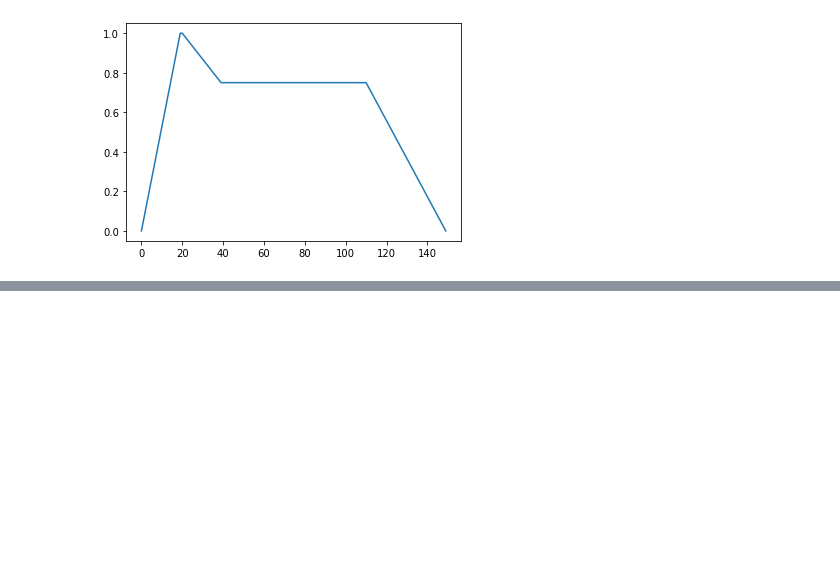
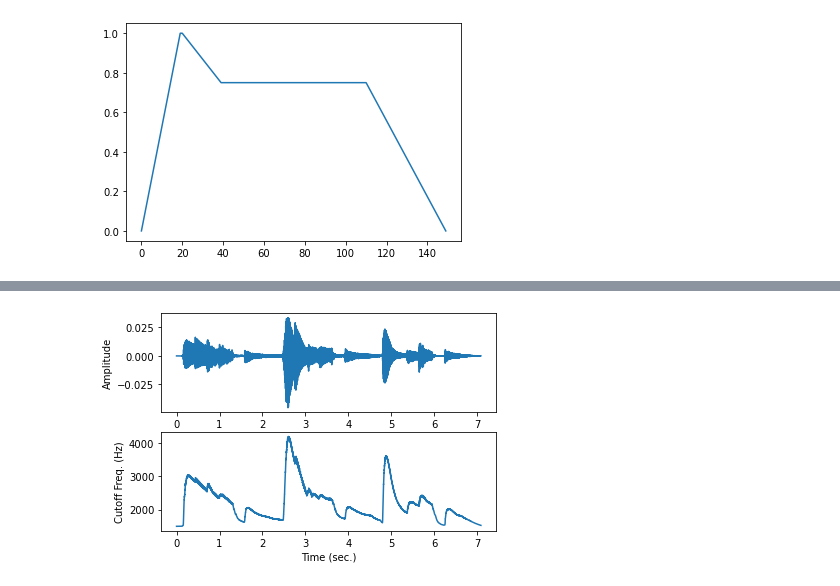
Before and after one commit to yamabee/HackAudioPythonCode, a Jupyter notebook: Ch. 17 - Amplitude Envelope Effects/Amplitude Envelope Effects.ipynb, the cells around one changed output, grey strips where cells are left out. Saved outputs shown, nothing was run; the diff lists cells and outputs as text; code cells hidden in the pictures; blank space fills up the shorter version.

```diff
--- a/Ch. 17 - Amplitude Envelope Effects/Amplitude Envelope Effects.ipynb
+++ b/Ch. 17 - Amplitude Envelope Effects/Amplitude Envelope Effects.ipynb
@@ -168,0 +234,61 @@ ValueError: Must specify a single critical frequency Wn for lowpass or highpass
+# %%
+# ENVWAHEXAMPLE
+# This script implements an env-wah effect using a bi-quad filter as the resonant
+# LPF after analyzing the amplitude envelope of the input signal.
+#
+# See also BIQUADWAH
+
+x, Fs = soundfile.read('AcGtr.wav')
+Ts = 1/Fs
+N = len(x)
+
+# Initialize feedforward delay buffer
+# (stores 2 previous samples of input)
+ff = np.append(0, 0) # ff[n] = n samples of delay
+
+# Initialize feedback delay buffer
+# (stores 2 previous samples of output)
+fb = np.append(0, 0) # fb[n] = n samples of delay
+
+# Bandwidth of resonant LPF
+Q = 4
+
+# Wet/dry mix
+wet = 100
+
+# Initialize output signal
+y = np.zeros(N)
+# Cutoff frequency from envelope
+cutoff = np.zeros(N)
+
+# Envelope LPF parameters
+alpha = 0.9995
+envPreviousValue = 0
+
+for n in range(N):
+    # Envelope detection
+    rect = abs(x[n])
+    env = (1 - alpha) * rect + alpha * envPreviousValue
+    envPreviousValue = env
+
+    # Scale envelope for cutoff frequency of LPF
+    freq = 1500 + 10000 * env
+
+    # Use bi-quad wah effect function
+    y[n], ff, fb, = biquadWah(x[n], Fs, freq, Q, ff, fb, wet)
+
+    # Store for plotting
+    cutoff[n] = freq
+
+t = np.arange(0, N) * Ts
+plt.subplot(2,1,1)
+plt.plot(t, y)
+plt.xlabel('Time (sec.)')
+plt.ylabel('Amplitude')
+plt.subplot(2,1,2)
+plt.plot(t, cutoff)
+plt.xlabel('Time (sec.)')
+plt.ylabel('Cutoff Freq. (Hz)')
+
+Audio(y, rate=Fs)
+# %% [output]
@@ -168,0 +296 @@ ValueError: Must specify a single critical frequency Wn for lowpass or highpass
+[figure, added]
```
Also changed, not shown: parts of 8 cells of this notebook, 29 other files.
